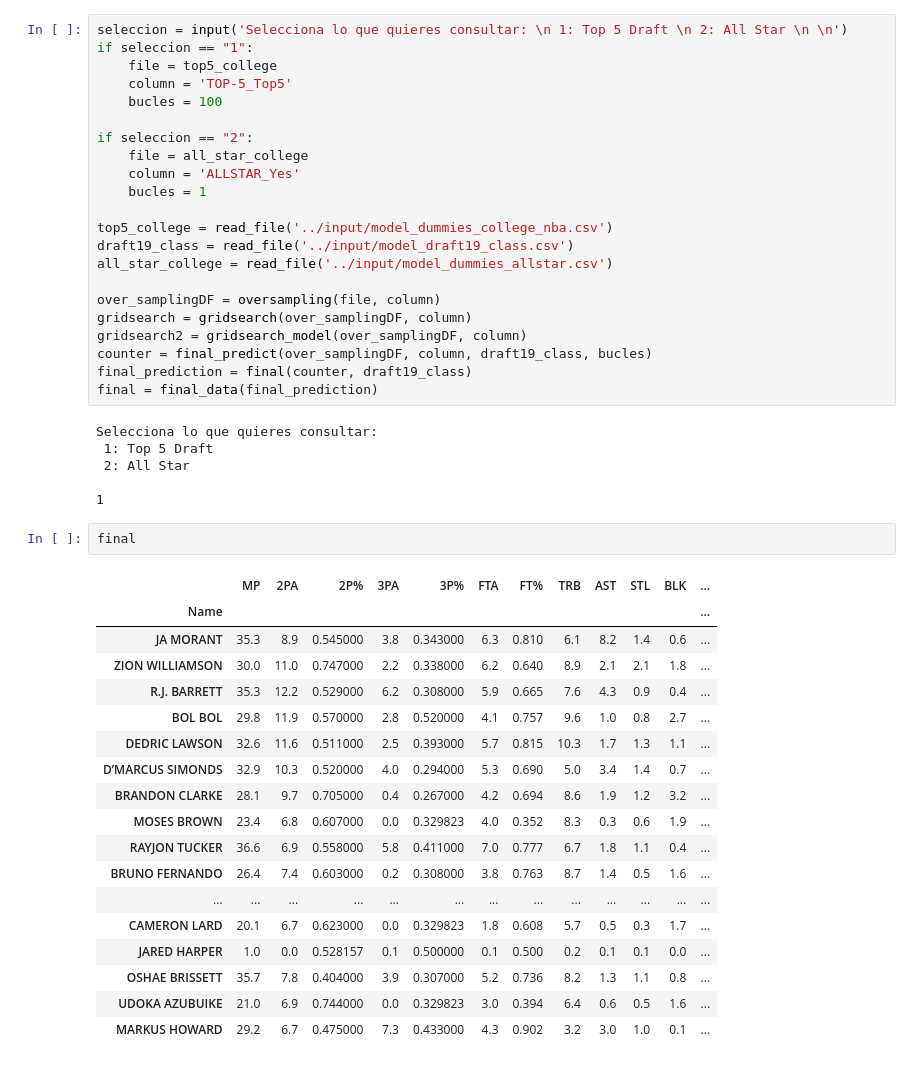
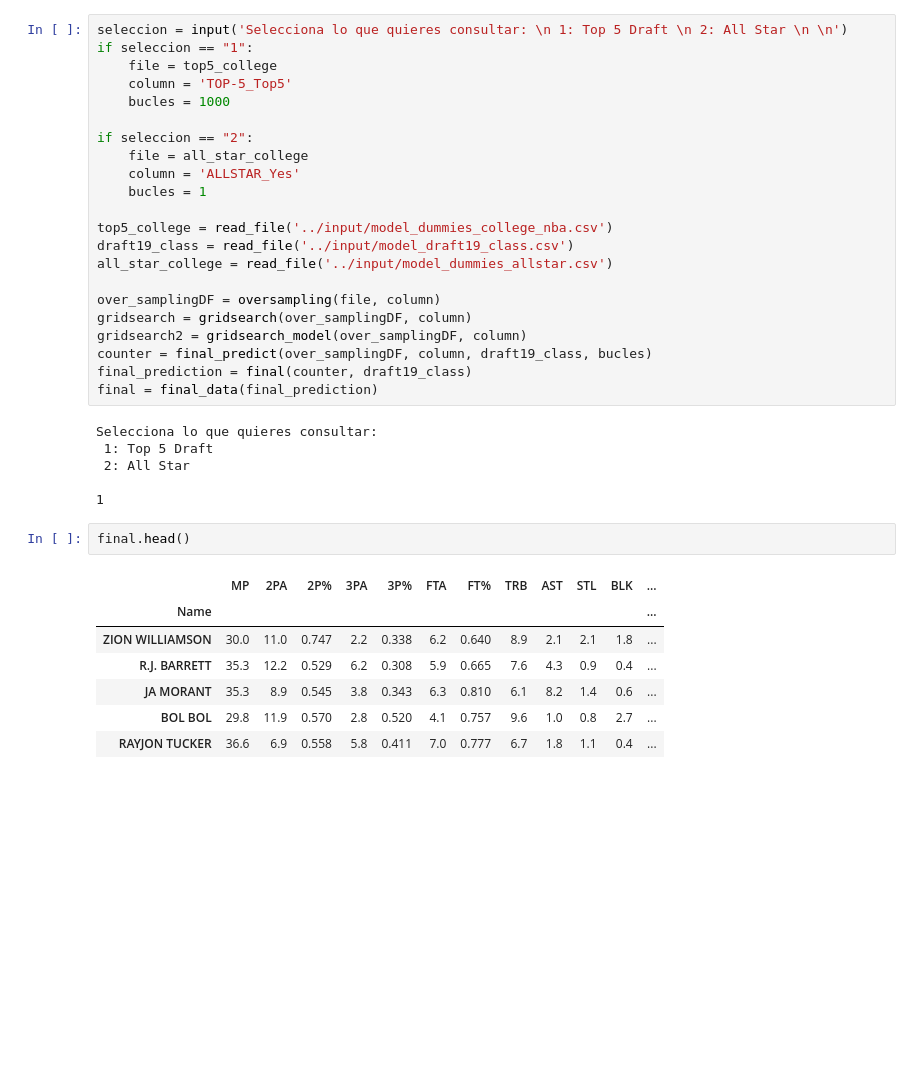
Before and after one commit to JacoboP/Ironhack_final_project, a Jupyter notebook: src/04 Aplicación del modelo - Top5 Draft & All star.ipynb, the cells around one changed output. Drawn from its saved outputs; the diff is of its cells as text; blank space fills up the shorter version.

```diff
--- a/src/04 Aplicación del modelo - Top5 Draft & All star.ipynb
+++ b/src/04 Aplicación del modelo - Top5 Draft & All star.ipynb
@@ -254,7 +254,7 @@ seleccion = input('Selecciona lo que quieres consultar: \n 1: Top 5 Draft \n 2:
 if seleccion == "1":
     file = top5_college
     column = 'TOP-5_Top5'
-    bucles = 100
+    bucles = 1000
 
 if seleccion == "2":
     file = all_star_college
@@ -278,23 +278,12 @@ Selecciona lo que quieres consultar:
 
 1
 # %%
-final
+final.head()
 # %% [output]
 |  | MP | 2PA | 2P% | 3PA | 3P% | FTA | FT% | TRB | AST | STL | BLK | ... |
 | Name |  |  |  |  |  |  |  |  |  |  |  | ... |
-| JA MORANT | 35.3 | 8.9 | 0.545000 | 3.8 | 0.343000 | 6.3 | 0.810 | 6.1 | 8.2 | 1.4 | 0.6 | ... |
-| ZION WILLIAMSON | 30.0 | 11.0 | 0.747000 | 2.2 | 0.338000 | 6.2 | 0.640 | 8.9 | 2.1 | 2.1 | 1.8 | ... |
-| R.J. BARRETT | 35.3 | 12.2 | 0.529000 | 6.2 | 0.308000 | 5.9 | 0.665 | 7.6 | 4.3 | 0.9 | 0.4 | ... |
-| BOL BOL | 29.8 | 11.9 | 0.570000 | 2.8 | 0.520000 | 4.1 | 0.757 | 9.6 | 1.0 | 0.8 | 2.7 | ... |
-| DEDRIC LAWSON | 32.6 | 11.6 | 0.511000 | 2.5 | 0.393000 | 5.7 | 0.815 | 10.3 | 1.7 | 1.3 | 1.1 | ... |
-| D’MARCUS SIMONDS | 32.9 | 10.3 | 0.520000 | 4.0 | 0.294000 | 5.3 | 0.690 | 5.0 | 3.4 | 1.4 | 0.7 | ... |
-| BRANDON CLARKE | 28.1 | 9.7 | 0.705000 | 0.4 | 0.267000 | 4.2 | 0.694 | 8.6 | 1.9 | 1.2 | 3.2 | ... |
-| MOSES BROWN | 23.4 | 6.8 | 0.607000 | 0.0 | 0.329823 | 4.0 | 0.352 | 8.3 | 0.3 | 0.6 | 1.9 | ... |
-| RAYJON TUCKER | 36.6 | 6.9 | 0.558000 | 5.8 | 0.411000 | 7.0 | 0.777 | 6.7 | 1.8 | 1.1 | 0.4 | ... |
-| BRUNO FERNANDO | 26.4 | 7.4 | 0.603000 | 0.2 | 0.308000 | 3.8 | 0.763 | 8.7 | 1.4 | 0.5 | 1.6 | ... |
-| ... | ... | ... | ... | ... | ... | ... | ... | ... | ... | ... | ... | ... |
-| CAMERON LARD | 20.1 | 6.7 | 0.623000 | 0.0 | 0.329823 | 1.8 | 0.608 | 5.7 | 0.5 | 0.3 | 1.7 | ... |
-| JARED HARPER | 1.0 | 0.0 | 0.528157 | 0.1 | 0.500000 | 0.1 | 0.500 | 0.2 | 0.1 | 0.1 | 0.0 | ... |
-| OSHAE BRISSETT | 35.7 | 7.8 | 0.404000 | 3.9 | 0.307000 | 5.2 | 0.736 | 8.2 | 1.3 | 1.1 | 0.8 | ... |
-| UDOKA AZUBUIKE | 21.0 | 6.9 | 0.744000 | 0.0 | 0.329823 | 3.0 | 0.394 | 6.4 | 0.6 | 0.5 | 1.6 | ... |
-| MARKUS HOWARD | 29.2 | 6.7 | 0.475000 | 7.3 | 0.433000 | 4.3 | 0.902 | 3.2 | 3.0 | 1.0 | 0.1 | ... |
+| ZION WILLIAMSON | 30.0 | 11.0 | 0.747 | 2.2 | 0.338 | 6.2 | 0.640 | 8.9 | 2.1 | 2.1 | 1.8 | ... |
+| R.J. BARRETT | 35.3 | 12.2 | 0.529 | 6.2 | 0.308 | 5.9 | 0.665 | 7.6 | 4.3 | 0.9 | 0.4 | ... |
+| JA MORANT | 35.3 | 8.9 | 0.545 | 3.8 | 0.343 | 6.3 | 0.810 | 6.1 | 8.2 | 1.4 | 0.6 | ... |
+| BOL BOL | 29.8 | 11.9 | 0.570 | 2.8 | 0.520 | 4.1 | 0.757 | 9.6 | 1.0 | 0.8 | 2.7 | ... |
+| RAYJON TUCKER | 36.6 | 6.9 | 0.558 | 5.8 | 0.411 | 7.0 | 0.777 | 6.7 | 1.8 | 1.1 | 0.4 | ... |
```
Also changed, not shown: parts of 2 cells of this notebook, 8 other files.
